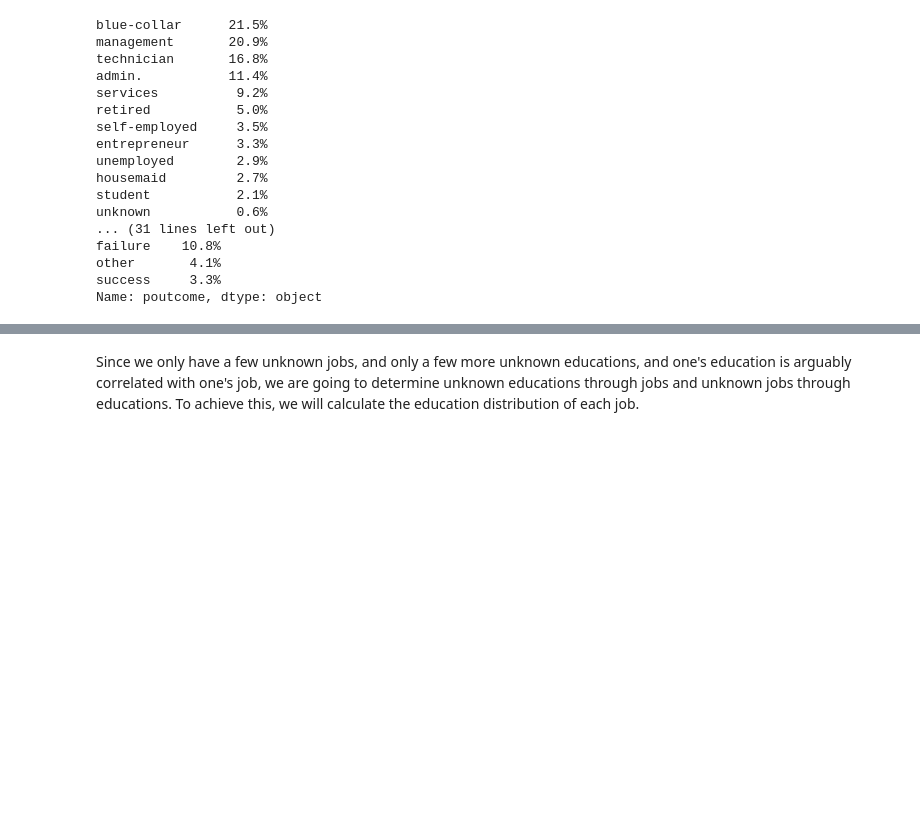
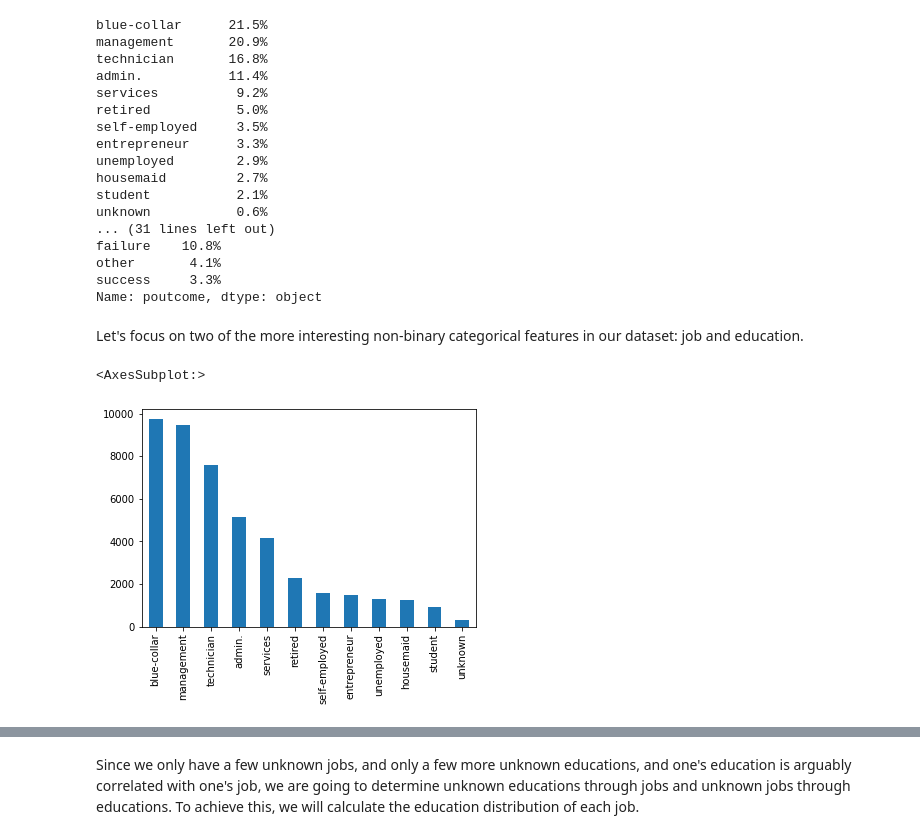
Before and after one commit to Tushar1729-k/bank-mkt-tgts-proj, a Jupyter notebook: rpt.ipynb, the cells around one changed output, grey strips where cells are left out. Saved outputs shown, nothing was run; the diff lists cells and outputs as text; code cells hidden in the pictures; blank space fills up the shorter version.

```diff
--- a/rpt.ipynb
+++ b/rpt.ipynb
@@ -163,3 +166,10 @@ failure    10.8%
 other       4.1%
 success     3.3%
 Name: poutcome, dtype: object
+# %% [markdown]
+Let's focus on two of the more interesting non-binary categorical features in our dataset: job and education.
+# %%
+train_df.job.value_counts().plot.bar()
+# %% [output]
+<AxesSubplot:>
+[figure, added]
```
Also changed, not shown: parts of 24 cells of this notebook.
